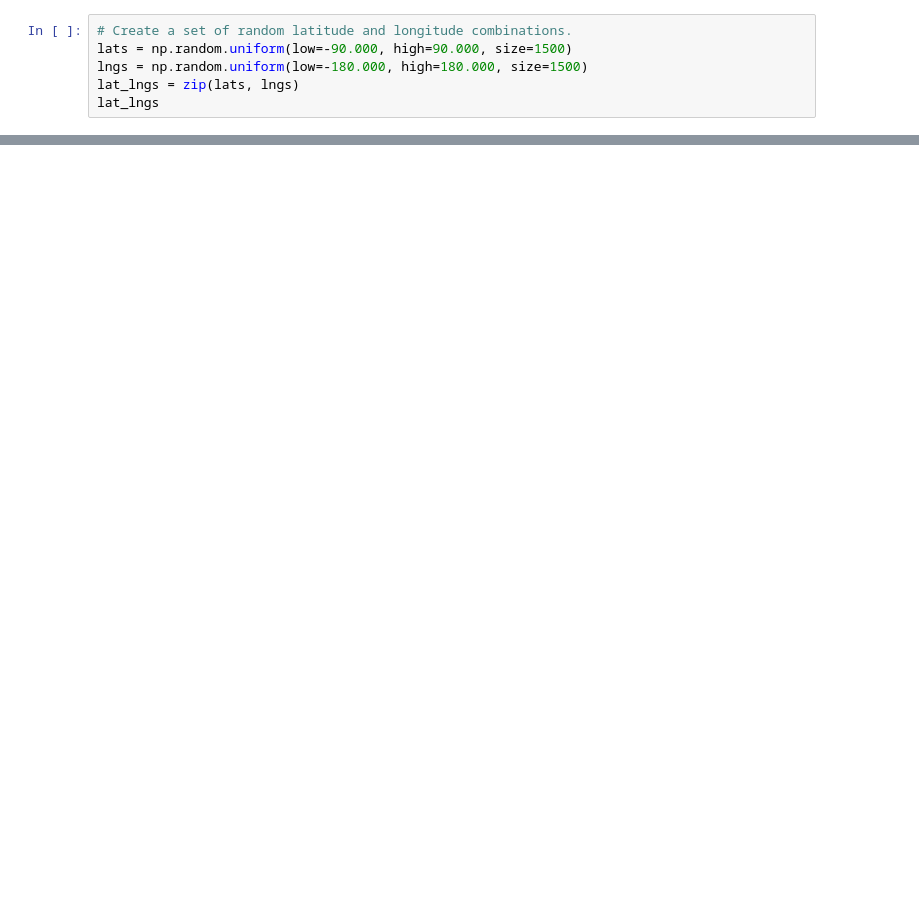
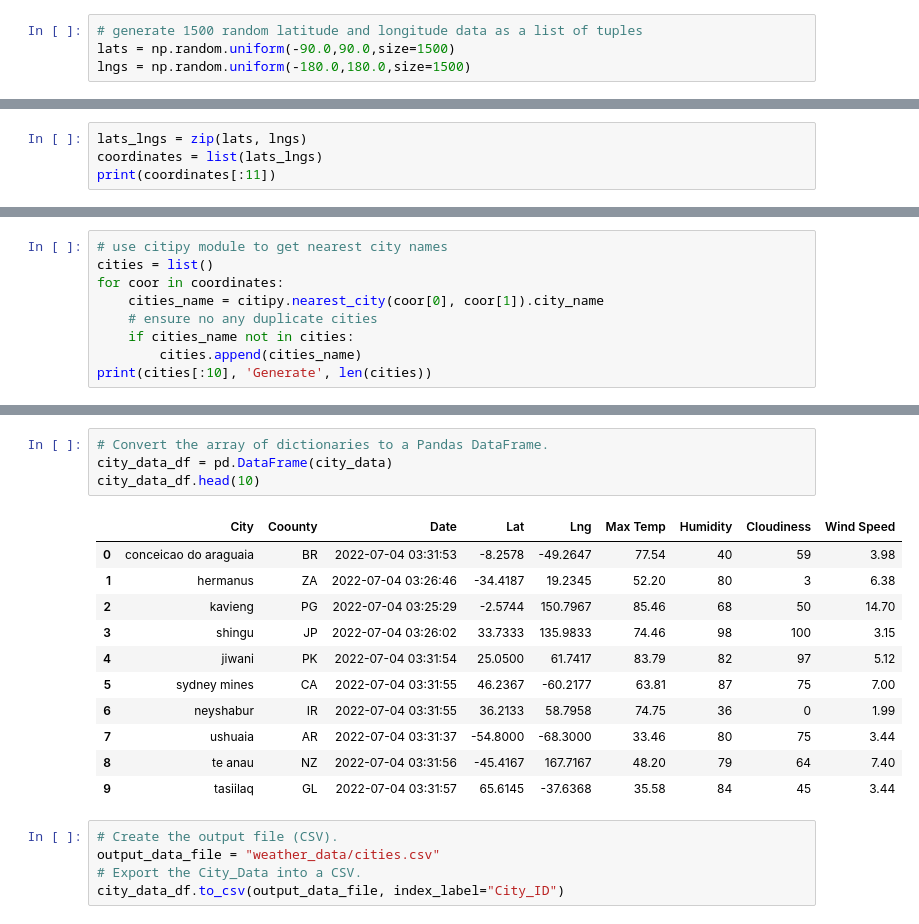
Before and after one commit to carlosalexismorales/World_Weather_Analysis, a Jupyter notebook: WeatherPy.ipynb, the cells around one changed output, grey strips where cells are left out. Drawn from its saved outputs; the diff is of its cells as text; blank space fills up the shorter version.

Commit message:
modifying .gitignore and adding WeatherPy file

```diff
--- a/WeatherPy.ipynb
+++ b/WeatherPy.ipynb
@@ -6,6 +13,4 @@ import numpy as np
 # %%
-# Create a set of random latitude and longitude combinations.
-lats = np.random.uniform(low=-90.000, high=90.000, size=1500)
-lngs = np.random.uniform(low=-180.000, high=180.000, size=1500)
-lat_lngs = zip(lats, lngs)
-lat_lngs
+# generate 1500 random latitude and longitude data as a list of tuples
+lats = np.random.uniform(-90.0,90.0,size=1500)
+lngs = np.random.uniform(-180.0,180.0,size=1500)
@@ -30,0 +17,4 @@ NameError: name 'coordinates' is not defined
+# %%
+lats_lngs = zip(lats, lngs)
+coordinates = list(lats_lngs)
+print(coordinates[:11])
@@ -30,0 +23,9 @@ NameError: name 'coordinates' is not defined
+# %%
+# use citipy module to get nearest city names
+cities = list()
+for coor in coordinates:
+    cities_name = citipy.nearest_city(coor[0], coor[1]).city_name
+    # ensure no any duplicate cities
+    if cities_name not in cities:
+        cities.append(cities_name)
+print(cities[:10], 'Generate', len(cities))
@@ -30,0 +103,21 @@ NameError: name 'coordinates' is not defined
+# %%
+# Convert the array of dictionaries to a Pandas DataFrame.
+city_data_df = pd.DataFrame(city_data)
+city_data_df.head(10)
+# %% [output]
+|  | City | Coounty | Date | Lat | Lng | Max Temp | Humidity | Cloudiness | Wind Speed |
+| 0 | conceicao do araguaia | BR | 2022-07-04 03:31:53 | -8.2578 | -49.2647 | 77.54 | 40 | 59 | 3.98 |
+| 1 | hermanus | ZA | 2022-07-04 03:26:46 | -34.4187 | 19.2345 | 52.20 | 80 | 3 | 6.38 |
+| 2 | kavieng | PG | 2022-07-04 03:25:29 | -2.5744 | 150.7967 | 85.46 | 68 | 50 | 14.70 |
+| 3 | shingu | JP | 2022-07-04 03:26:02 | 33.7333 | 135.9833 | 74.46 | 98 | 100 | 3.15 |
+| 4 | jiwani | PK | 2022-07-04 03:31:54 | 25.0500 | 61.7417 | 83.79 | 82 | 97 | 5.12 |
+| 5 | sydney mines | CA | 2022-07-04 03:31:55 | 46.2367 | -60.2177 | 63.81 | 87 | 75 | 7.00 |
+| 6 | neyshabur | IR | 2022-07-04 03:31:55 | 36.2133 | 58.7958 | 74.75 | 36 | 0 | 1.99 |
+| 7 | ushuaia | AR | 2022-07-04 03:31:37 | -54.8000 | -68.3000 | 33.46 | 80 | 75 | 3.44 |
+| 8 | te anau | NZ | 2022-07-04 03:31:56 | -45.4167 | 167.7167 | 48.20 | 79 | 64 | 7.40 |
+| 9 | tasiilaq | GL | 2022-07-04 03:31:57 | 65.6145 | -37.6368 | 35.58 | 84 | 45 | 3.44 |
+# %%
+# Create the output file (CSV).
+output_data_file = "weather_data/cities.csv"
+# Export the City_Data into a CSV.
+city_data_df.to_csv(output_data_file, index_label="City_ID")
```
Also changed, not shown: parts of 9 cells of this notebook, 4 other files.
